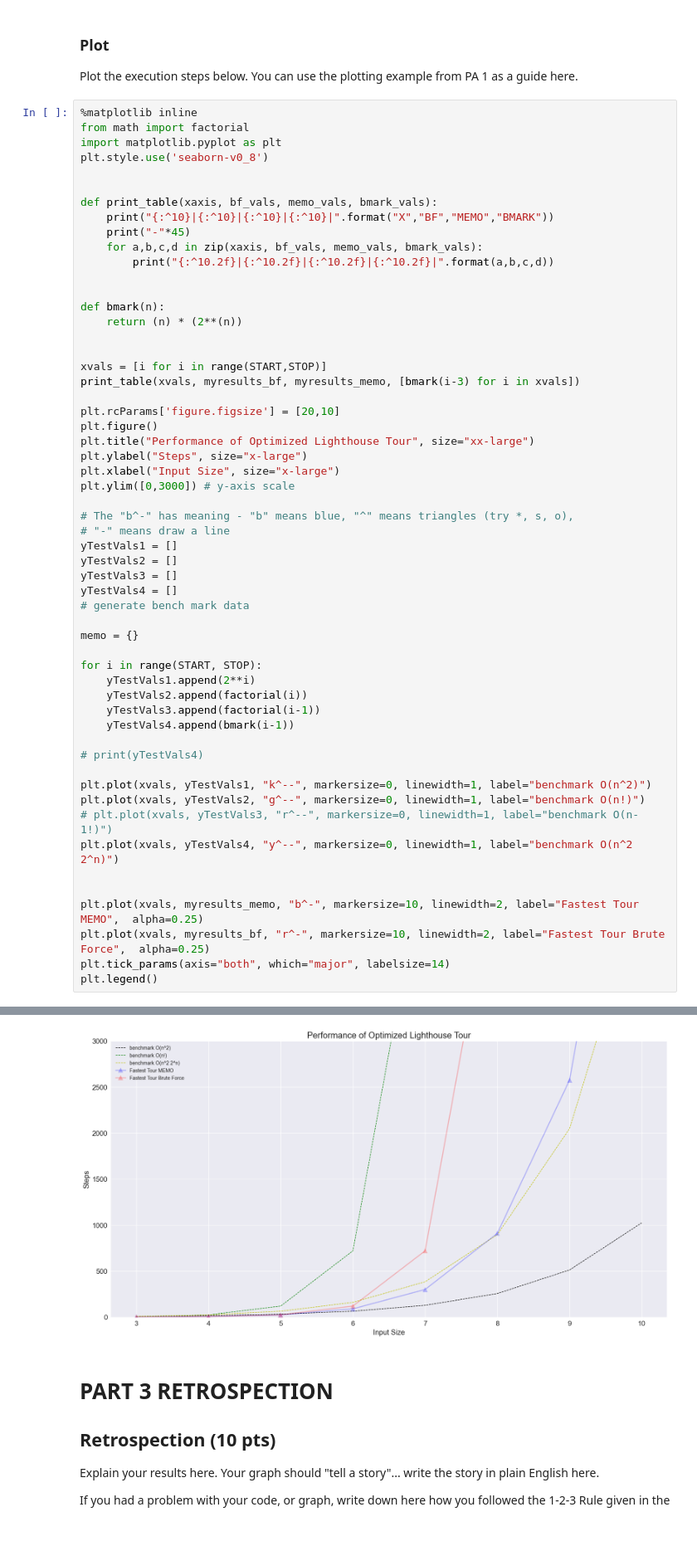
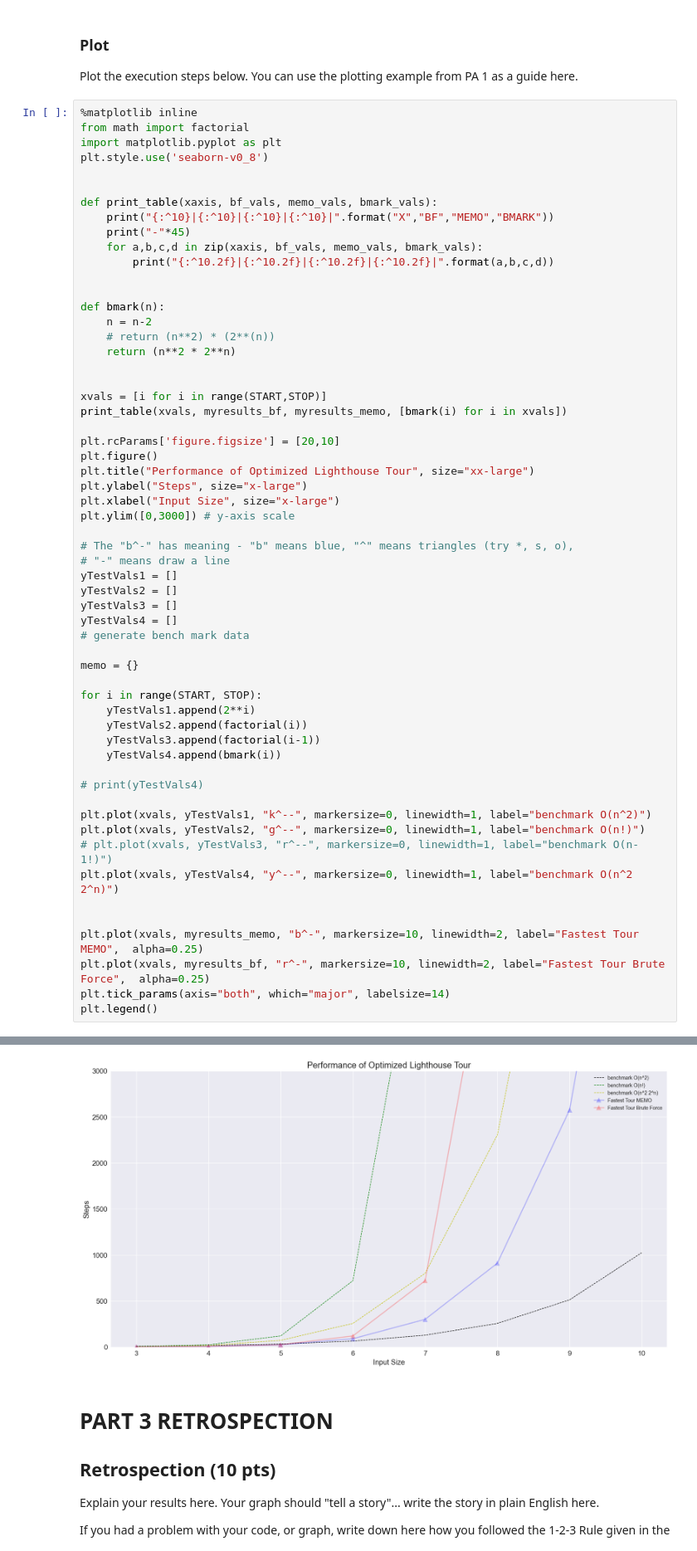
Before and after one commit to eved1018/EN.605.621.84.FA25, a Jupyter notebook: Mod5/EdelsteinEvan_P3.ipynb, the cells around one changed output, grey strips where cells are left out. Shown at 83% size. Saved outputs shown, nothing was run; the diff lists cells and outputs as text.

```diff
--- a/Mod5/EdelsteinEvan_P3.ipynb
+++ b/Mod5/EdelsteinEvan_P3.ipynb
@@ -488,11 +491,13 @@ def print_table(xaxis, bf_vals, memo_vals, bmark_vals):
 
 
 def bmark(n):
-    return (n) * (2**(n))
+    n = n-2
+    # return (n**2) * (2**(n))
+    return (n**2 * 2**n)
 
 
 xvals = [i for i in range(START,STOP)]
-print_table(xvals, myresults_bf, myresults_memo, [bmark(i-3) for i in xvals])
+print_table(xvals, myresults_bf, myresults_memo, [bmark(i) for i in xvals])
 
 plt.rcParams['figure.figsize'] = [20,10]
 plt.figure()
@@ -515,7 +520,7 @@ for i in range(START, STOP):
     yTestVals1.append(2**i)
     yTestVals2.append(factorial(i))
     yTestVals3.append(factorial(i-1))
-    yTestVals4.append(bmark(i-1))
+    yTestVals4.append(bmark(i))
 
 # print(yTestVals4)
 
@@ -543,5 +548,5 @@ plt.legend()
 <matplotlib.legend.Legend at 0x...>
-[figure, old version]
+[figure, new version]
 # %% [markdown]
 # PART 3 RETROSPECTION
 
```
Also changed, not shown: parts of 8 cells of this notebook, 4 other files.
